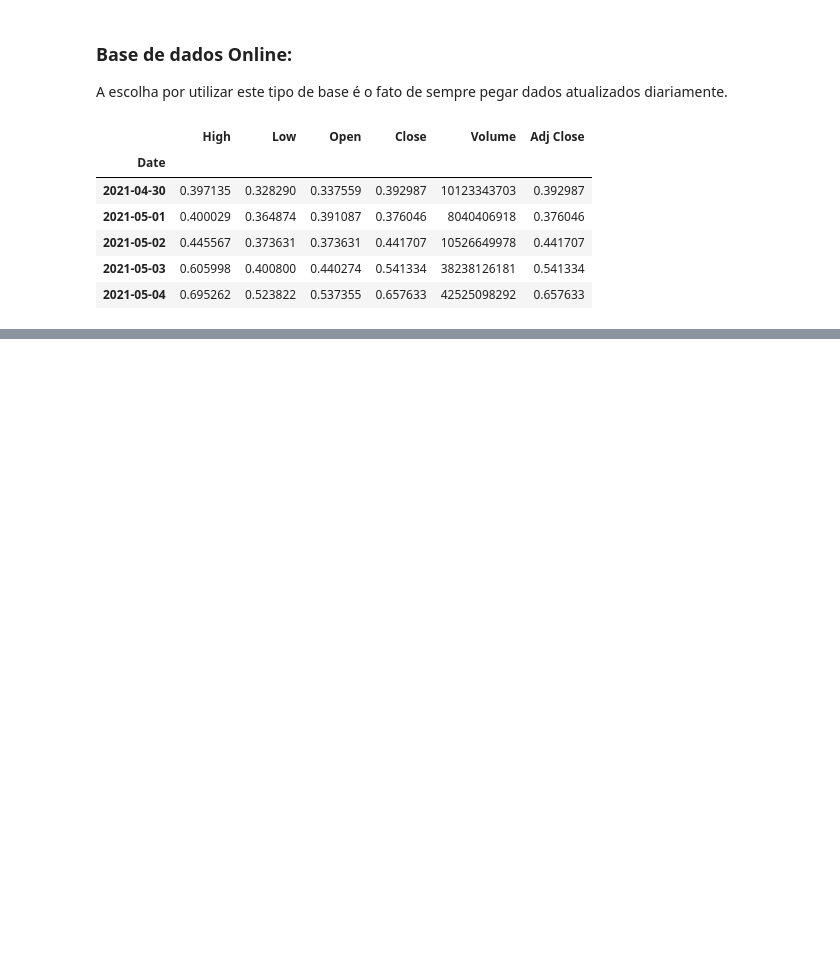
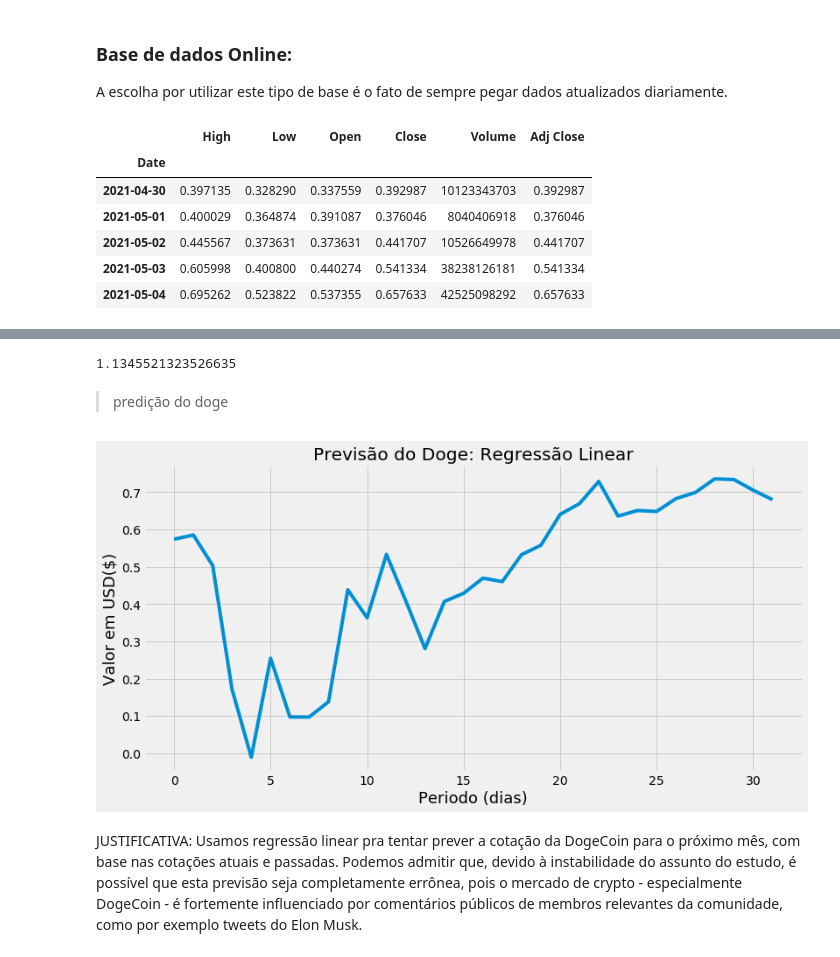
Before and after one commit to CEODINIZ/P2-Dados, a Jupyter notebook: Doge-base online.ipynb, the cells around one changed output, grey strips where cells are left out. Saved outputs shown, nothing was run; the diff lists cells and outputs as text; code cells hidden in the pictures; blank space fills up the shorter version.

```diff
--- a/Doge-base online.ipynb
+++ b/Doge-base online.ipynb
@@ -34,0 +55,30 @@ plt.show()
+# %%
+reg.intercept_
+# %% [output]
+1.1345521323526635
+# %% [markdown]
+>predição do doge
+# %%
+predicao = reg.predict(df)
+
+pred = [0.57383879,  0.58512152,  0.50336329,  0.17166057, -0.01089748,
+        0.25452018,  0.09714885,  0.09700412,  0.13791279,  0.43820415,
+        0.36311026,  0.5332694 ,  0.40886561,  0.2804628 ,  0.40689803,
+        0.42892331,  0.46944884,  0.46027564,  0.53240747,  0.55760789,
+        0.64053382,  0.669332  ,  0.72889604,  0.6359558 ,  0.65087102,
+        0.64841807,  0.68291445,  0.69912257,  0.73568166,  0.73396357,
+        0.70530385,  0.67986112]
+# %%
+tam = np.arange(0, len(pred))
+
+plt.style.use('fivethirtyeight')
+plt.figure(figsize=(12, 6))
+plt.title('Previsão do Doge: Regressão Linear')
+plt.plot(tam, pred)
+plt.xlabel('Periodo (dias)', fontsize=18)
+plt.ylabel('Valor em USD($)', fontsize=18)
+plt.show()
+# %% [output]
+[figure, added]
+# %% [markdown]
+JUSTIFICATIVA: Usamos regressão linear pra tentar prever a cotação da DogeCoin para o próximo mês, com base nas cotações atuais e passadas. Podemos admitir que, devido à instabilidade do assunto do estudo, é possível que esta previsão seja completamente errônea, pois o mercado de crypto - especialmente DogeCoin - é fortemente influenciado por comentários públicos de membros relevantes da comunidade, como por exemplo tweets do Elon Musk.
```
Also changed, not shown: parts of 8 cells of this notebook.
